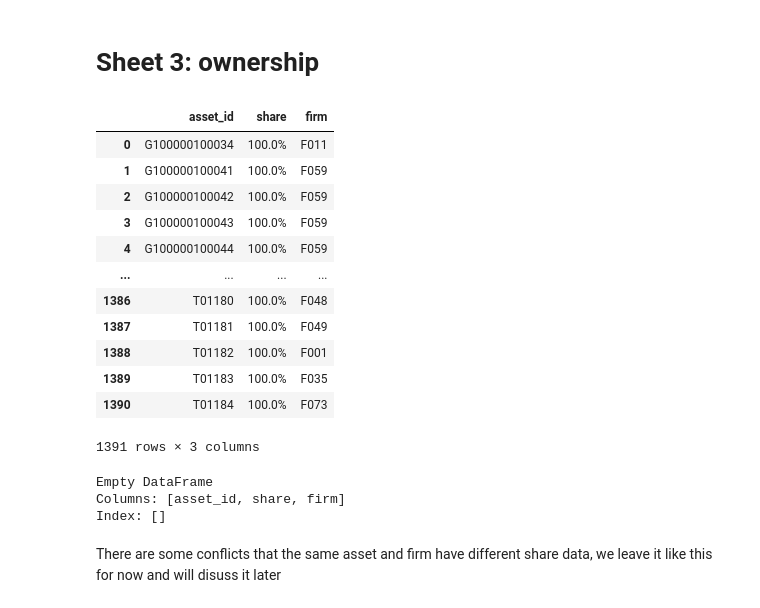
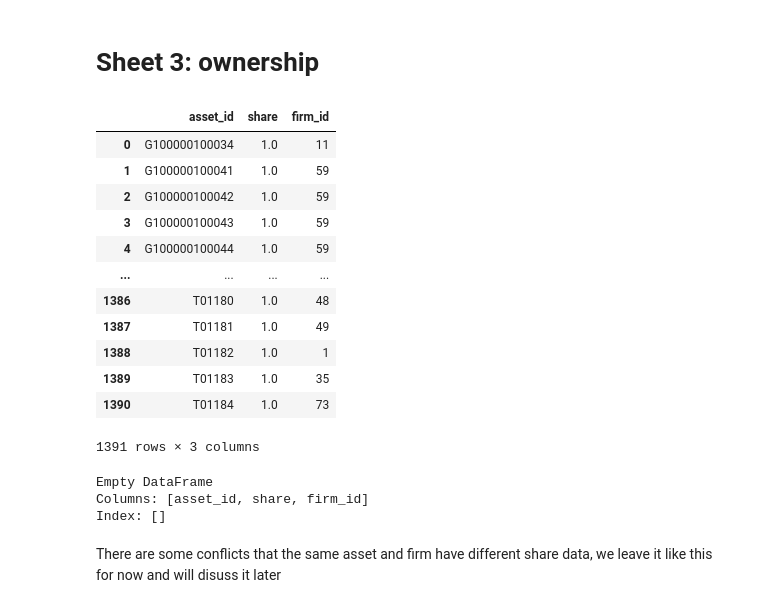
Before and after one commit to yingtian1/Thesis_2425, a Jupyter notebook: Preprocessing_sheet123.ipynb, the cells around one changed output. Cells and saved outputs as stored; diff of their text form; code cells hidden in the pictures.

```diff
--- a/Preprocessing_sheet123.ipynb
+++ b/Preprocessing_sheet123.ipynb
@@ -904,8 +910,8 @@ def add_firms_columns(df, owner_column, seed=42):
     # Sort firm names alphabetically
     firms = firms.sort_values(by='name').reset_index(drop=True)
 
-    # Assign firm_id starting from 'F001'
-    firms['firm_id'] = ['F' + str(i+1).zfill(3) for i in range(len(firms))]
+    # Assign firm_id starting from 1
+    firms['firm_id'] = range(1, len(firms) + 1)
 
     # Adjust order of columns
     firms = firms[['firm_id', 'name', 'final_demand', 'discount_rate',
@@ -939,25 +945,27 @@ ownership = parent_df.copy()
 # %%
 # Create a mapping dictionary from total_firms
 firm_mapping = dict(zip(total_firms['name'], total_firms['firm_id']))
 
 # Replace firm names with firm_id using map
-ownership['firm'] = ownership['firm'].map(firm_mapping)
+ownership['firm_id'] = ownership['firm'].map(firm_mapping)
+ownership.drop(columns='firm', inplace=True)
+ownership['share'] = ownership['share'].str.rstrip('%').astype(float) / 100
 
 # Check the result
 ownership
 # %% [output]
-|  | asset_id | share | firm |
-| 0 | G100000100034 | 100.0% | F011 |
-| 1 | G100000100041 | 100.0% | F059 |
-| 2 | G100000100042 | 100.0% | F059 |
-| 3 | G100000100043 | 100.0% | F059 |
-| 4 | G100000100044 | 100.0% | F059 |
+|  | asset_id | share | firm_id |
+| 0 | G100000100034 | 1.0 | 11 |
+| 1 | G100000100041 | 1.0 | 59 |
+| 2 | G100000100042 | 1.0 | 59 |
+| 3 | G100000100043 | 1.0 | 59 |
+| 4 | G100000100044 | 1.0 | 59 |
 | ... | ... | ... | ... |
-| 1386 | T01180 | 100.0% | F048 |
-| 1387 | T01181 | 100.0% | F049 |
-| 1388 | T01182 | 100.0% | F001 |
-| 1389 | T01183 | 100.0% | F035 |
-| 1390 | T01184 | 100.0% | F073 |
+| 1386 | T01180 | 1.0 | 48 |
+| 1387 | T01181 | 1.0 | 49 |
+| 1388 | T01182 | 1.0 | 1 |
+| 1389 | T01183 | 1.0 | 35 |
+| 1390 | T01184 | 1.0 | 73 |
 1391 rows × 3 columns
 # %%
 duplicates = ownership[ownership.duplicated()]
@@ -966,7 +974,7 @@ duplicates = ownership[ownership.duplicated()]
 print(duplicates)
 # %% [output]
 Empty DataFrame
-Columns: [asset_id, share, firm]
+Columns: [asset_id, share, firm_id]
 Index: []
 # %% [markdown]
 There are some conflicts that the same asset and firm have different share data, we leave it like this for now and will disuss it later
```
Also changed, not shown: parts of 6 cells of this notebook, 4 other files.
